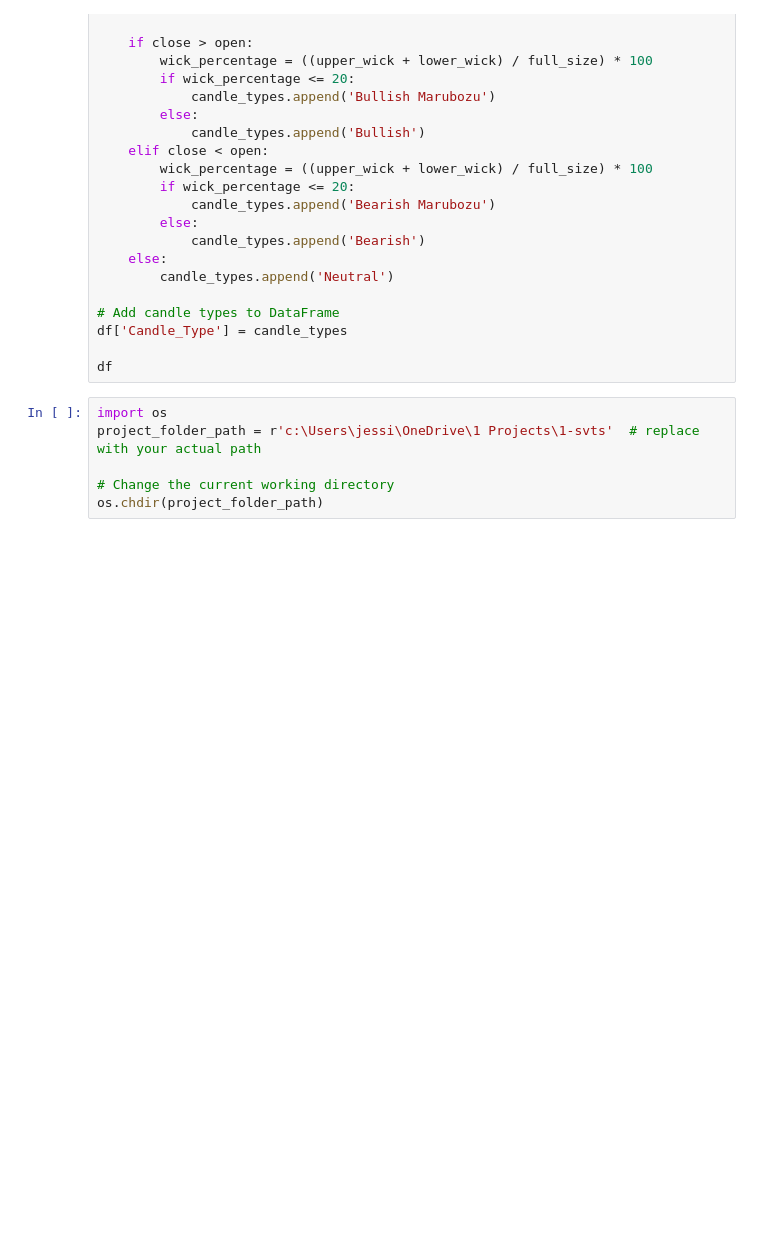
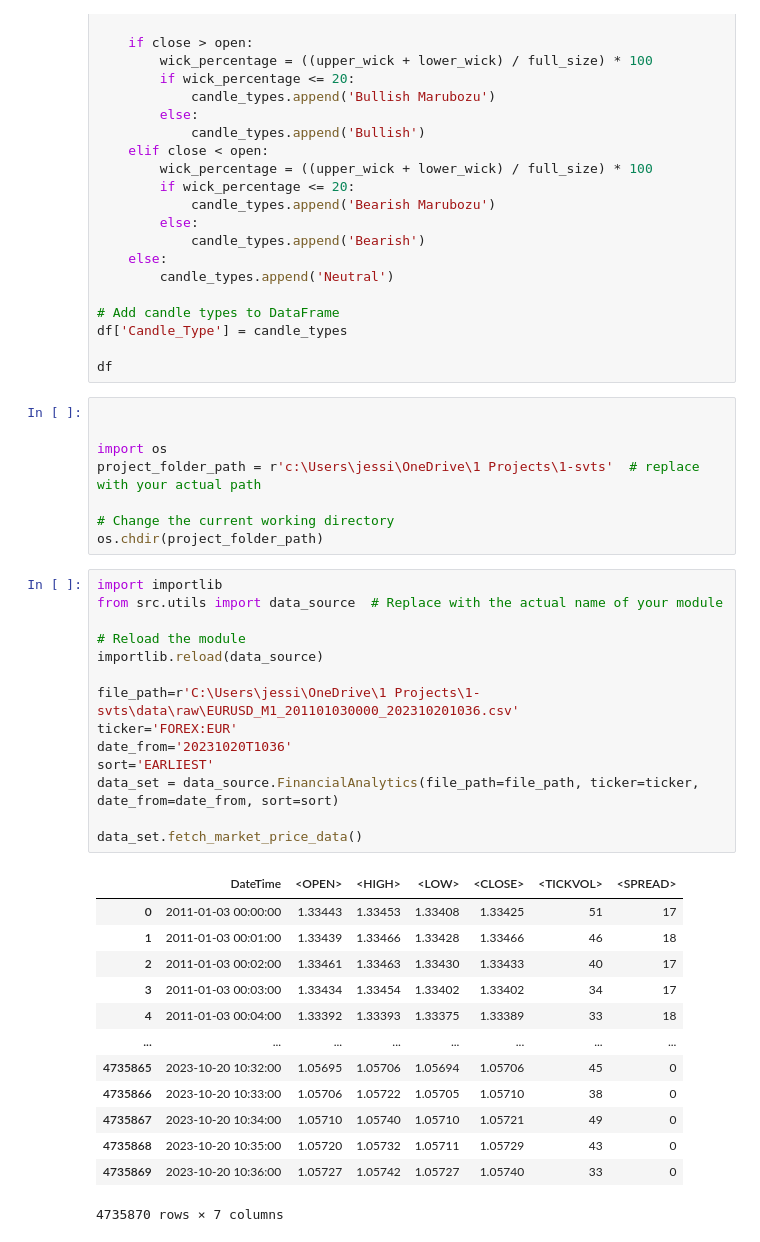
Before and after one commit to jcdgingo/1-SVTS, a Jupyter notebook: notebooks/data_preprocessing/exploratory_data_analysis.ipynb, the cells around one changed output. Cells and saved outputs as stored; diff of their text form; blank space fills up the shorter version.

```diff
--- a/notebooks/data_preprocessing/exploratory_data_analysis.ipynb
+++ b/notebooks/data_preprocessing/exploratory_data_analysis.ipynb
@@ -107,9 +107,39 @@ df['Candle_Type'] = candle_types
 
 df
 # %%
+
+
 import os
 project_folder_path = r'c:\Users\jessi\OneDrive\1 Projects\1-svts'  # replace with your actual path
 
 # Change the current working directory
 os.chdir(project_folder_path)
+# %%
+import importlib
+from src.utils import data_source  # Replace with the actual name of your module
+
+# Reload the module
+importlib.reload(data_source)
+
+file_path=r'C:\Users\jessi\OneDrive\1 Projects\1-svts\data\raw\EURUSD_M1_201101030000_202310201036.csv'
+ticker='FOREX:EUR'
+date_from='20231020T1036'
+sort='EARLIEST'
+data_set = data_source.FinancialAnalytics(file_path=file_path, ticker=ticker, date_from=date_from, sort=sort)
+
+data_set.fetch_market_price_data()
+# %% [output]
+|  | DateTime | <OPEN> | <HIGH> | <LOW> | <CLOSE> | <TICKVOL> | <SPREAD> |
+| 0 | 2011-01-03 00:00:00 | 1.33443 | 1.33453 | 1.33408 | 1.33425 | 51 | 17 |
+| 1 | 2011-01-03 00:01:00 | 1.33439 | 1.33466 | 1.33428 | 1.33466 | 46 | 18 |
+| 2 | 2011-01-03 00:02:00 | 1.33461 | 1.33463 | 1.33430 | 1.33433 | 40 | 17 |
+| 3 | 2011-01-03 00:03:00 | 1.33434 | 1.33454 | 1.33402 | 1.33402 | 34 | 17 |
+| 4 | 2011-01-03 00:04:00 | 1.33392 | 1.33393 | 1.33375 | 1.33389 | 33 | 18 |
+| ... | ... | ... | ... | ... | ... | ... | ... |
+| 4735865 | 2023-10-20 10:32:00 | 1.05695 | 1.05706 | 1.05694 | 1.05706 | 45 | 0 |
+| 4735866 | 2023-10-20 10:33:00 | 1.05706 | 1.05722 | 1.05705 | 1.05710 | 38 | 0 |
+| 4735867 | 2023-10-20 10:34:00 | 1.05710 | 1.05740 | 1.05710 | 1.05721 | 49 | 0 |
+| 4735868 | 2023-10-20 10:35:00 | 1.05720 | 1.05732 | 1.05711 | 1.05729 | 43 | 0 |
+| 4735869 | 2023-10-20 10:36:00 | 1.05727 | 1.05742 | 1.05727 | 1.05740 | 33 | 0 |
+4735870 rows × 7 columns
 # %%
```
Also changed, not shown: parts of 2 cells of this notebook, 1 other file.
